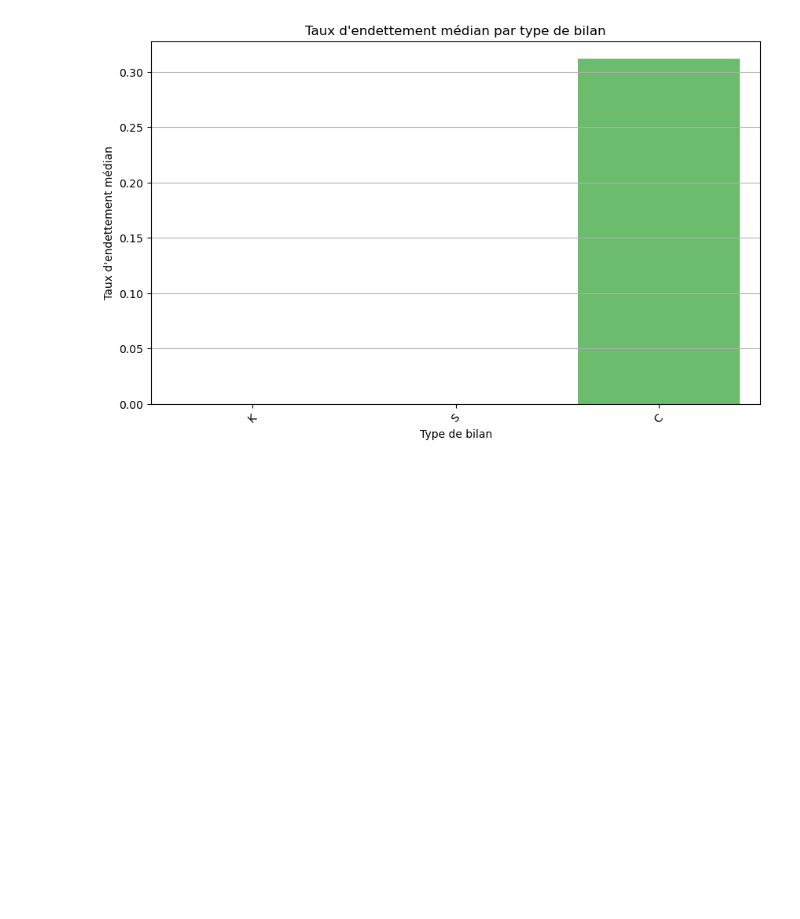
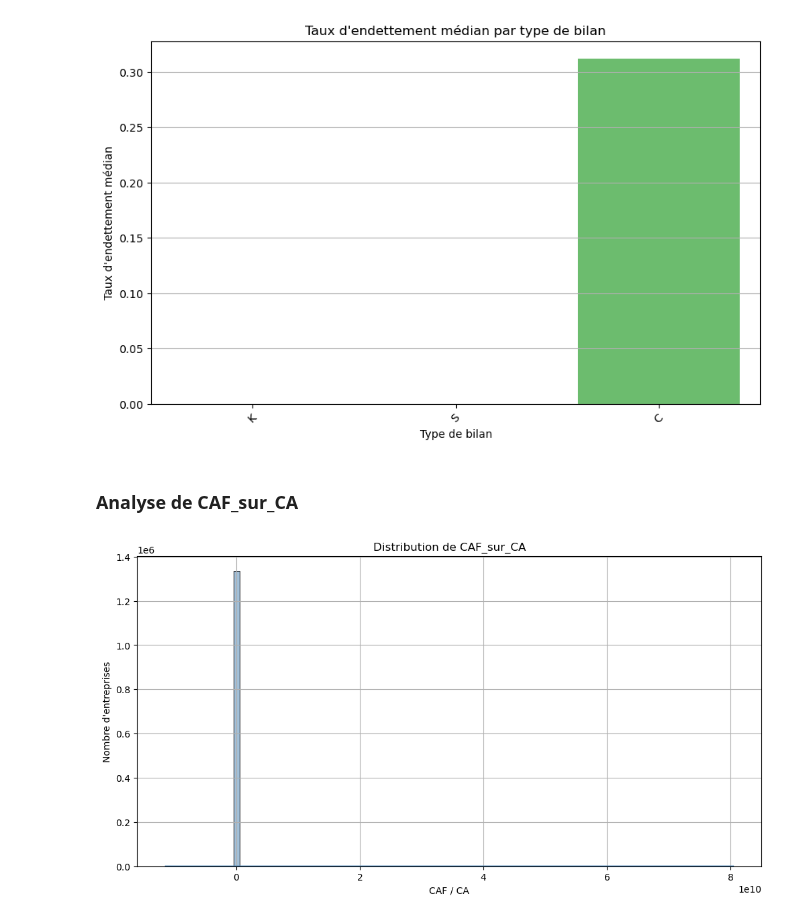
Before and after one commit to khelifaYacine/signaux-faibles-finance, a Jupyter notebook: 01_exploration.ipynb, the cells around one changed output. Saved outputs shown, nothing was run; the diff lists cells and outputs as text; code cells hidden in the pictures; blank space fills up the shorter version.

```diff
--- a/01_exploration.ipynb
+++ b/01_exploration.ipynb
@@ -298,3 +298,19 @@ Passing `palette` without assigning `hue` is deprecated and will be removed in v
 # es petites entreprises (K et S) n’ont quasiment pas de dettes,
 # alors que les entreprises plus structurées (C)
 # utilisent l’endettement de manière normale et maîtrisée.
+# %% [markdown]
+###  Analyse de CAF_sur_CA
+# %%
+# 1. Histogramme de CAF_sur_CA
+# Histogramme de CAF_sur_CA
+plt.figure(figsize=(12,6))
+sns.histplot(df_clean["CAF_sur_CA"], bins=100, kde=True, color="steelblue")
+
+plt.title("Distribution de CAF_sur_CA")
+plt.xlabel("CAF / CA")
+plt.ylabel("Nombre d'entreprises")
+plt.grid(True)
+
+plt.show()
+# %% [output]
+[figure, added]
```
Also changed, not shown: parts of 7 cells of this notebook.
